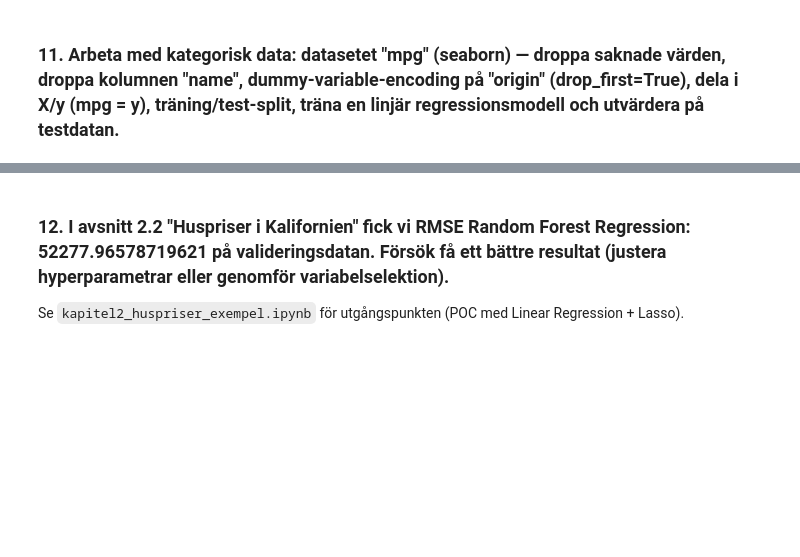
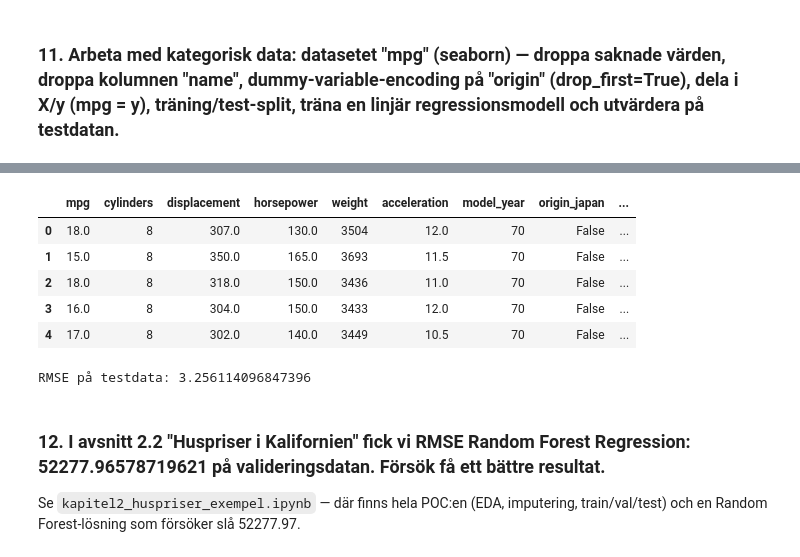
Before and after one commit to DusanTodo/AI_Teori_Tillampning_Del1, a Jupyter notebook: kapitel2_ml_projekt.ipynb, the cells around one changed output, grey strips where cells are left out. Drawn from its saved outputs; the diff is of its cells as text; code cells hidden in the pictures; blank space fills up the shorter version.

Commit message:
klar med kapitel 2, städat lite skräp

```diff
--- a/kapitel2_ml_projekt.ipynb
+++ b/kapitel2_ml_projekt.ipynb
@@ -138,0 +214,10 @@ final_model.fit(X, y)              # tränar på ALL data (train+val+test ihop)
+# %%
+df_mpg = pd.get_dummies(df_mpg, columns=['origin'], drop_first=True)   # gör om origin till 2 nya 0/1-kolumner
+df_mpg.head()
+# %% [output]
+|  | mpg | cylinders | displacement | horsepower | weight | acceleration | model_year | origin_japan | ... |
+| 0 | 18.0 | 8 | 307.0 | 130.0 | 3504 | 12.0 | 70 | False | ... |
+| 1 | 15.0 | 8 | 350.0 | 165.0 | 3693 | 11.5 | 70 | False | ... |
+| 2 | 18.0 | 8 | 318.0 | 150.0 | 3436 | 11.0 | 70 | False | ... |
+| 3 | 16.0 | 8 | 304.0 | 150.0 | 3433 | 12.0 | 70 | False | ... |
+| 4 | 17.0 | 8 | 302.0 | 140.0 | 3449 | 10.5 | 70 | False | ... |
@@ -139,4 +231,13 @@ final_model.fit(X, y)              # tränar på ALL data (train+val+test ihop)
+# %%
+lin_reg_mpg = LinearRegression()
+lin_reg_mpg.fit(X_mpg_train, y_mpg_train)             # tränar modellen
+mpg_test_pred = lin_reg_mpg.predict(X_mpg_test)       # gissar på testdatan
+
+mpg_test_rmse = root_mean_squared_error(y_mpg_test, mpg_test_pred)   # räknar felet
+print("RMSE på testdata:", mpg_test_rmse)
+# %% [output]
+RMSE på testdata: 3.256114096847396
 # %% [markdown]
-### 12. I avsnitt 2.2 "Huspriser i Kalifornien" fick vi RMSE Random Forest Regression: 52277.96578719621 på valideringsdatan. Försök få ett bättre resultat (justera hyperparametrar eller genomför variabelselektion).
+### 12. I avsnitt 2.2 "Huspriser i Kalifornien" fick vi RMSE Random Forest Regression: 52277.96578719621 på valideringsdatan. Försök få ett bättre resultat.
 
-Se `kapitel2_huspriser_exempel.ipynb` för utgångspunkten (POC med Linear Regression + Lasso).
+Se `kapitel2_huspriser_exempel.ipynb` — där finns hela POC:en (EDA, imputering, train/val/test) och en Random Forest-lösning som försöker slå 52277.97.
```
Also changed, not shown: parts of 14 cells of this notebook, 1 other file.
